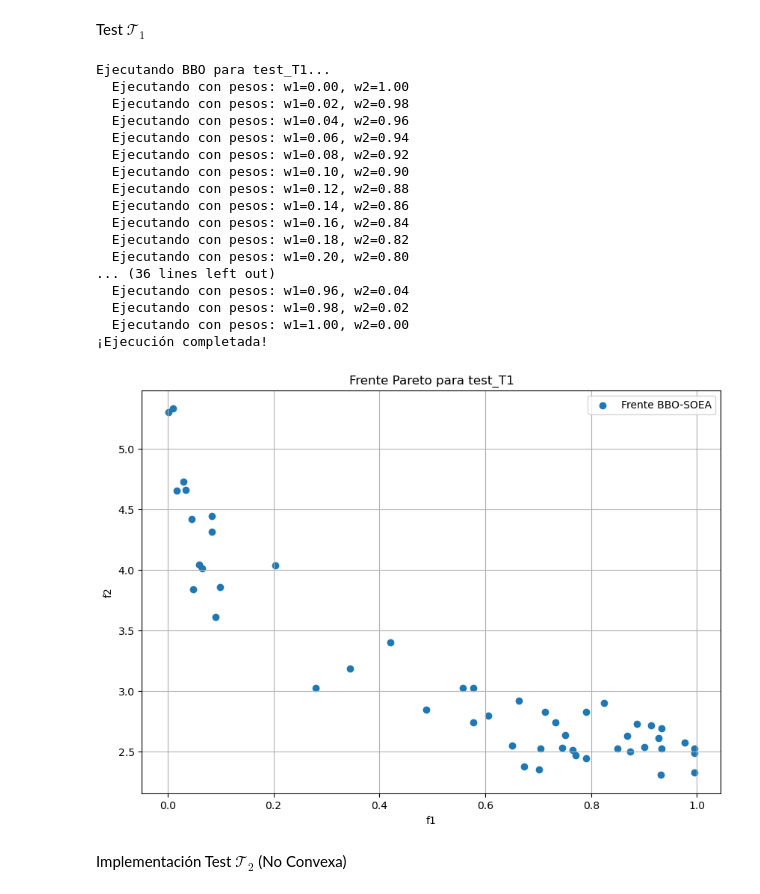
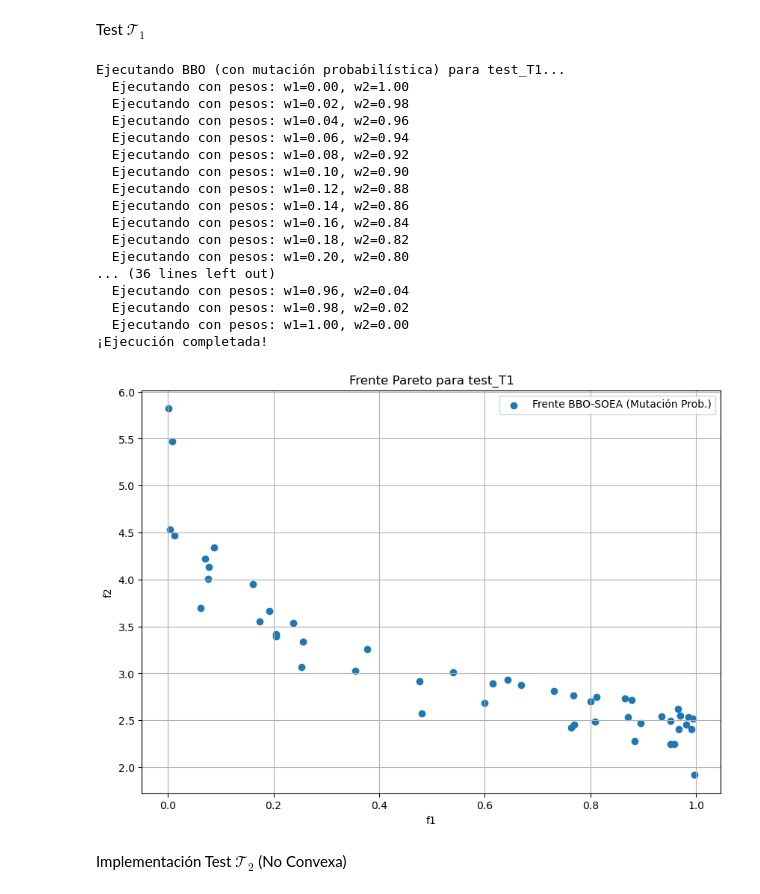
Before and after one commit to mariogutierrezlopez/busqueda_metaheuristicas, a Jupyter notebook: BBO/codigo/implementacion.ipynb, the cells around one changed output. Cells and saved outputs as stored; diff of their text form; code cells hidden in the pictures.

```diff
--- a/BBO/codigo/implementacion.ipynb
+++ b/BBO/codigo/implementacion.ipynb
@@ -236,24 +230,24 @@ Test $\mathcal{T}_1$
 # %%
 # --- 1. CONFIGURACIÓN DEL EXPERIMENTO ---
 TARGET_FUNCTION = test_T1
-PROBLEM_TYPE = 'float' # 'float' o 'bits'
-M_VARS = 30 # Número de variables de decisión
-BOUNDS = [(0, 1)] * M_VARS # Límites para cada variable
-BIT_LENGTHS = None # Usar None si no es 'bits'
+PROBLEM_TYPE = 'float'
+M_VARS = 30
+BOUNDS = [(0, 1)] * M_VARS
+BIT_LENGTHS = None
 
-# 2. HIPERPARÁMETROS DE BBO
+# --- 2. HIPERPARÁMETROS DE BBO ---
 POP_SIZE = 50
 GENERATIONS = 100
-ELITISM_PARAM = 2 # Cuántas mejores soluciones guardar (elitismo)
-MAX_MIGRATION = 1.0 # Tasa máxima de migración (I y E)
-MUTATION_RATE = 0.05
+ELITISM_PARAM = 2
+MAX_MIGRATION = 1.0
+M_MAX = 0.05 # Tasa máxima de mutación (nuevo parámetro)
 
-# 3. CONFIGURACIÓN DEL WRAPPER SOEA
-N_PESOS = 50 # Cuántos puntos calcular para el frente
+# --- 3. CONFIGURACIÓN DEL WRAPPER SOEA ---
+N_PESOS = 50
 pesos_list = np.linspace(0, 1, N_PESOS)
 
-# 4. EJECUCIÓN
-print(f"Ejecutando BBO para {TARGET_FUNCTION.__name__}...")
+# --- 4. EJECUCIÓN ---
+print(f"Ejecutando BBO (con mutación probabilística) para {TARGET_FUNCTION.__name__}...")
 frente_pareto_f1 = []
 frente_pareto_f2 = []
 
@@ -273,42 +267,42 @@ for w1 in pesos_list:
         weights=weights,
         max_migration=MAX_MIGRATION,
         elitism_param=ELITISM_PARAM,
-        mutation_rate=MUTATION_RATE
+        m_max=M_MAX # Pasar el nuevo parámetro m_max
     )
 
     frente_pareto_f1.append(mejor_f1)
     frente_pareto_f2.append(mejor_f2)
 
 print("¡Ejecución completada!")
 
-# 5. GRÁFICA DE RESULTADOS
+# --- 5. GRÁFICA DE RESULTADOS ---
 plt.figure(figsize=(10, 7))
-plt.scatter(frente_pareto_f1, frente_pareto_f2, label="Frente BBO-SOEA")
+plt.scatter(frente_pareto_f1, frente_pareto_f2, label="Frente BBO-SOEA (Mutación Prob.)")
 plt.xlabel("f1")
 plt.ylabel("f2")
 plt.title(f"Frente Pareto para {TARGET_FUNCTION.__name__}")
 plt.legend()
 plt.grid(True)
 plt.show()
 # %% [output]
-Ejecutando BBO para test_T1...
+Ejecutando BBO (con mutación probabilística) para test_T1...
   Ejecutando con pesos: w1=0.00, w2=1.00
   Ejecutando con pesos: w1=0.02, w2=0.98
   Ejecutando con pesos: w1=0.04, w2=0.96
   Ejecutando con pesos: w1=0.06, w2=0.94
   Ejecutando con pesos: w1=0.08, w2=0.92
   Ejecutando con pesos: w1=0.10, w2=0.90
   Ejecutando con pesos: w1=0.12, w2=0.88
   Ejecutando con pesos: w1=0.14, w2=0.86
   Ejecutando con pesos: w1=0.16, w2=0.84
   Ejecutando con pesos: w1=0.18, w2=0.82
   Ejecutando con pesos: w1=0.20, w2=0.80
 ... (36 lines left out)
   Ejecutando con pesos: w1=0.96, w2=0.04
   Ejecutando con pesos: w1=0.98, w2=0.02
   Ejecutando con pesos: w1=1.00, w2=0.00
 ¡Ejecución completada!
-[figure, old version]
+[figure, new version]
 # %% [markdown]
 Implementación Test $\mathcal{T}_2$ (No Convexa)
 # %%
```
Also changed, not shown: parts of 9 cells of this notebook, 9 other files.
